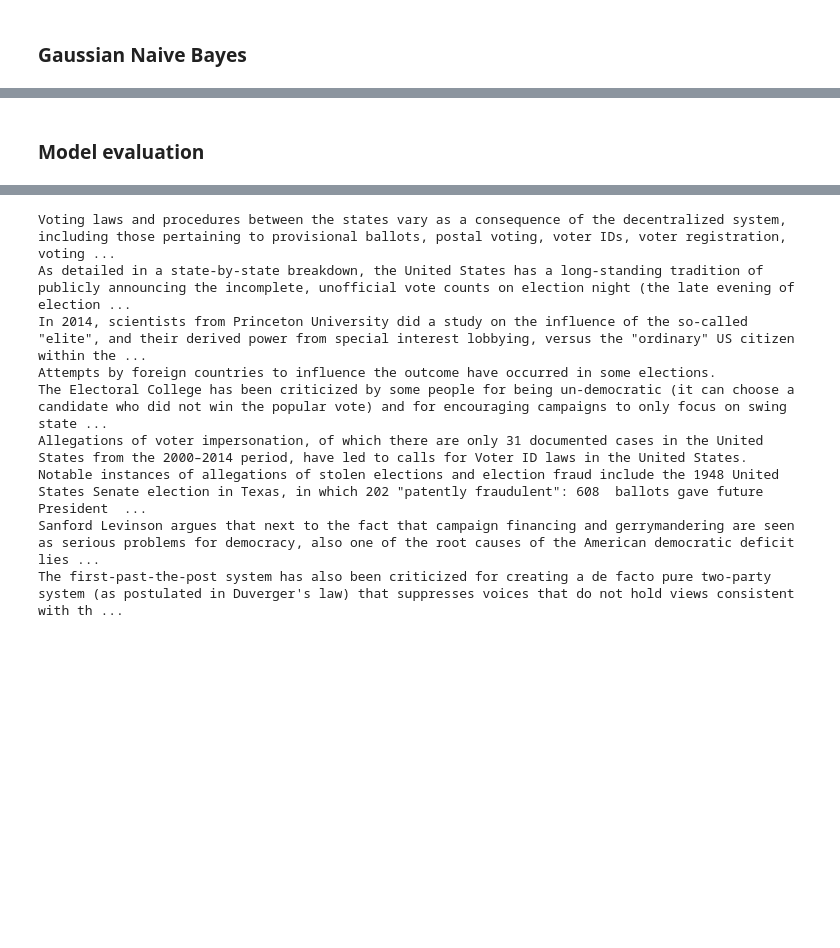
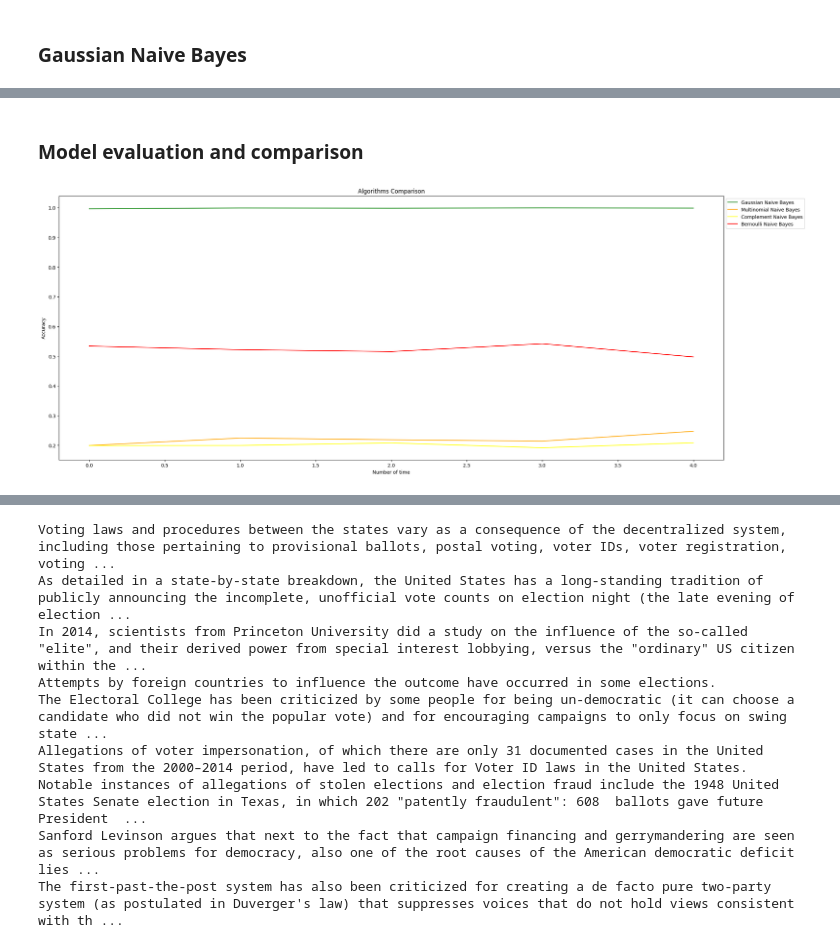
Before and after one commit to lucasviola/fake-news-detector-gnb, a Jupyter notebook: final-project.ipynb, the cells around one changed output, grey strips where cells are left out. Drawn from its saved outputs; the diff is of its cells as text; code cells hidden in the pictures; blank space fills up the shorter version.

Commit message:
Adds other models for NB and extracts code into functions

```diff
--- a/final-project.ipynb
+++ b/final-project.ipynb
@@ -1325,0 +1143,12 @@ Please also refer to the documentation for alternative solver options:
+# %%
+bernoulli_nb = BernoulliNB()
+
+# Split features and labels
+X = df.iloc[:, :-1].values  # Features (all columns except the last one)
+y = df['label'].values      # Target labels (assuming 'label' is the column name)
+
+# Perform K-Fold cross-validation
+results_bernoulli_nb, conf_matrix_list_bernoulli_nb = k_fold_cross_validation(bernoulli_nb, X, y, kfold_splits_5)
+
+# Print the final results
+print_final_results(results_bernoulli_nb, conf_matrix_list_bernoulli_nb)
@@ -1326,2 +1173,27 @@ Please also refer to the documentation for alternative solver options:
 # %% [markdown]
-### Model evaluation
+### Model evaluation and comparison
+# %%
+results_gaussian_nb
+results_multinomial_nb
+results_complement_nb
+results_bernoulli_nb
+
+comparison_df=pd.DataFrame()
+comparison_df['gaussian_nb']=results_gaussian_nb
+comparison_df['multinomial_nb']=results_multinomial_nb
+comparison_df['complement_nb']=results_complement_nb
+comparison_df['results_bernoulli_nb']=results_bernoulli_nb
+
+plt.figure(figsize=(25, 10))
+plt.subplot(1,1,1)
+plt.plot(comparison_df.gaussian_nb.values,color='green',label='Gaussian Naive Bayes')
+plt.plot(comparison_df.multinomial_nb.values,color='orange',label='Multinomial Naive Bayes')
+plt.plot(comparison_df.complement_nb.values,color='yellow',label='Complement Naive Bayes')
+plt.plot(comparison_df.results_bernoulli_nb.values,color='red',label='Bernoulli Naive Bayes')
+plt.title('Algorithms Comparison')
+plt.xlabel('Number of time')
+plt.ylabel('Accuracy')
+plt.legend(bbox_to_anchor=(1, 1))
+plt.show()
+# %% [output]
+[figure, added]
```
Also changed, not shown: parts of 21 cells of this notebook.
